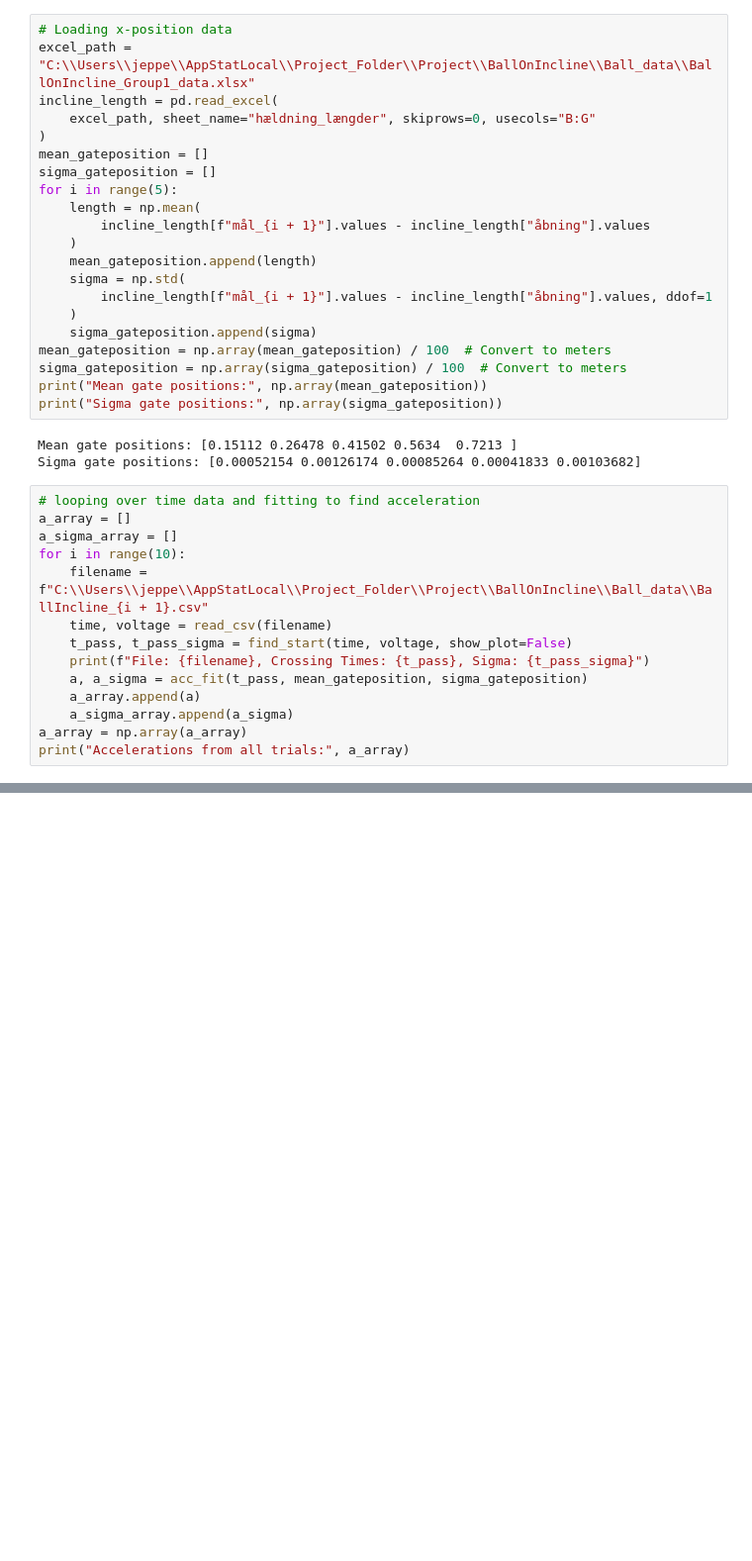
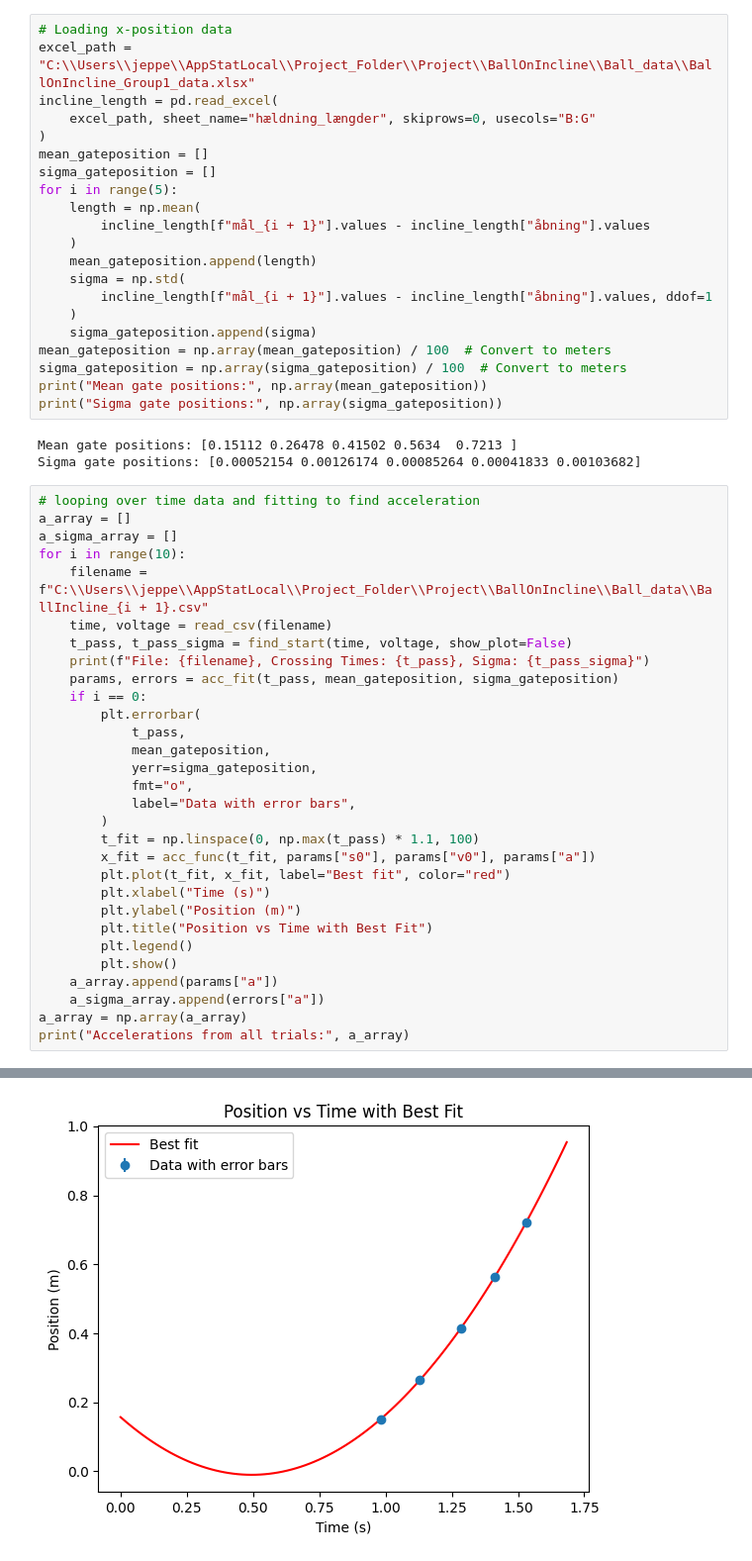
Before and after one commit to Julieloegstrup/Project, a Jupyter notebook: Jeppe_code/incline_calc.ipynb, the cells around one changed output, grey strips where cells are left out. Shown at 99% size. Cells and saved outputs as stored; diff of their text form; blank space fills up the shorter version.

Commit message:
Now calculated g from the ball on incline experiment + created figure to show fitting for acceleration

```diff
--- a/Jeppe_code/incline_calc.ipynb
+++ b/Jeppe_code/incline_calc.ipynb
@@ -102,9 +92,25 @@ for i in range(10):
     time, voltage = read_csv(filename)
     t_pass, t_pass_sigma = find_start(time, voltage, show_plot=False)
     print(f"File: {filename}, Crossing Times: {t_pass}, Sigma: {t_pass_sigma}")
-    a, a_sigma = acc_fit(t_pass, mean_gateposition, sigma_gateposition)
-    a_array.append(a)
-    a_sigma_array.append(a_sigma)
+    params, errors = acc_fit(t_pass, mean_gateposition, sigma_gateposition)
+    if i == 0:
+        plt.errorbar(
+            t_pass,
+            mean_gateposition,
+            yerr=sigma_gateposition,
+            fmt="o",
+            label="Data with error bars",
+        )
+        t_fit = np.linspace(0, np.max(t_pass) * 1.1, 100)
+        x_fit = acc_func(t_fit, params["s0"], params["v0"], params["a"])
+        plt.plot(t_fit, x_fit, label="Best fit", color="red")
+        plt.xlabel("Time (s)")
+        plt.ylabel("Position (m)")
+        plt.title("Position vs Time with Best Fit")
+        plt.legend()
+        plt.show()
+    a_array.append(params["a"])
+    a_sigma_array.append(errors["a"])
 a_array = np.array(a_array)
 print("Accelerations from all trials:", a_array)
 # %% [output]
@@ -127,0 +127 @@ Accelerations from all trials: [1.36383482 1.3670142  1.36161032 1.36099078 1.37
+[figure, added]
```
Also changed, not shown: parts of 12 cells of this notebook, 3 other files.
